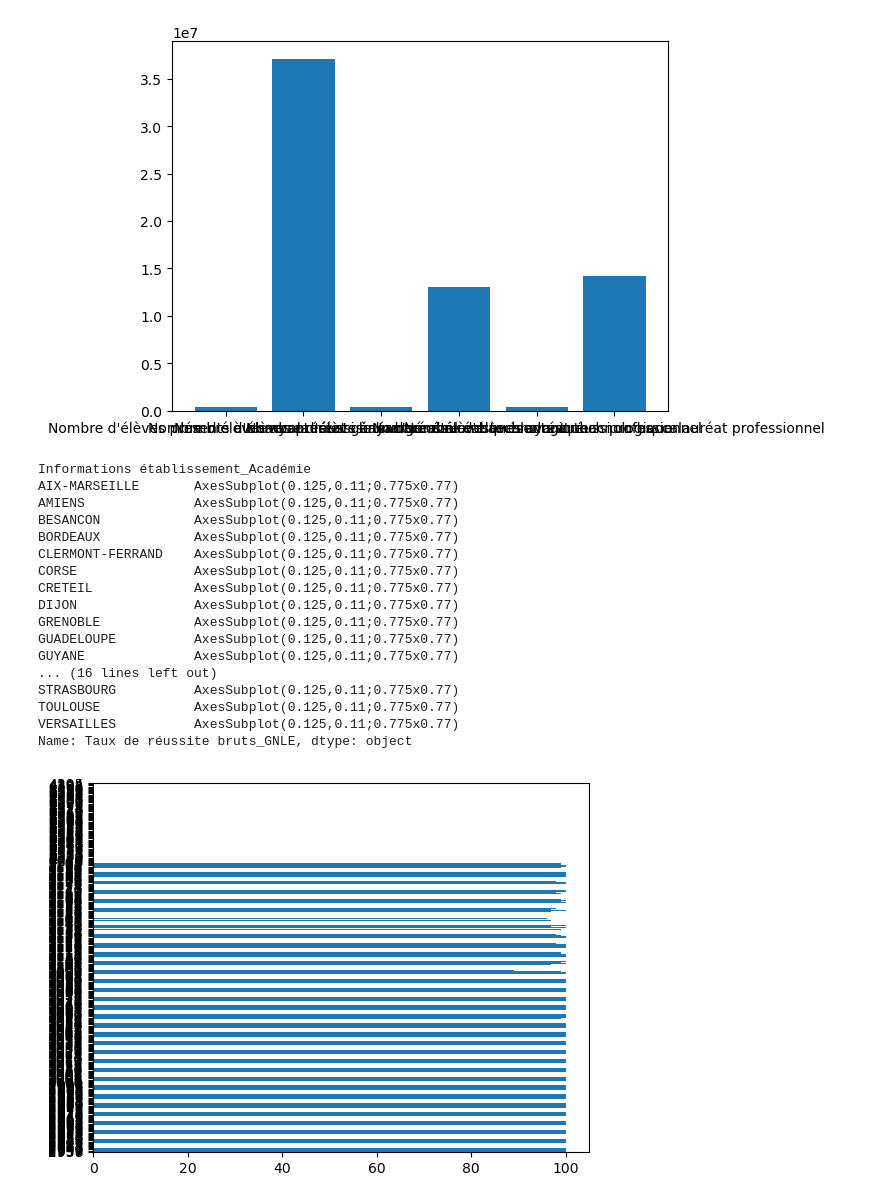
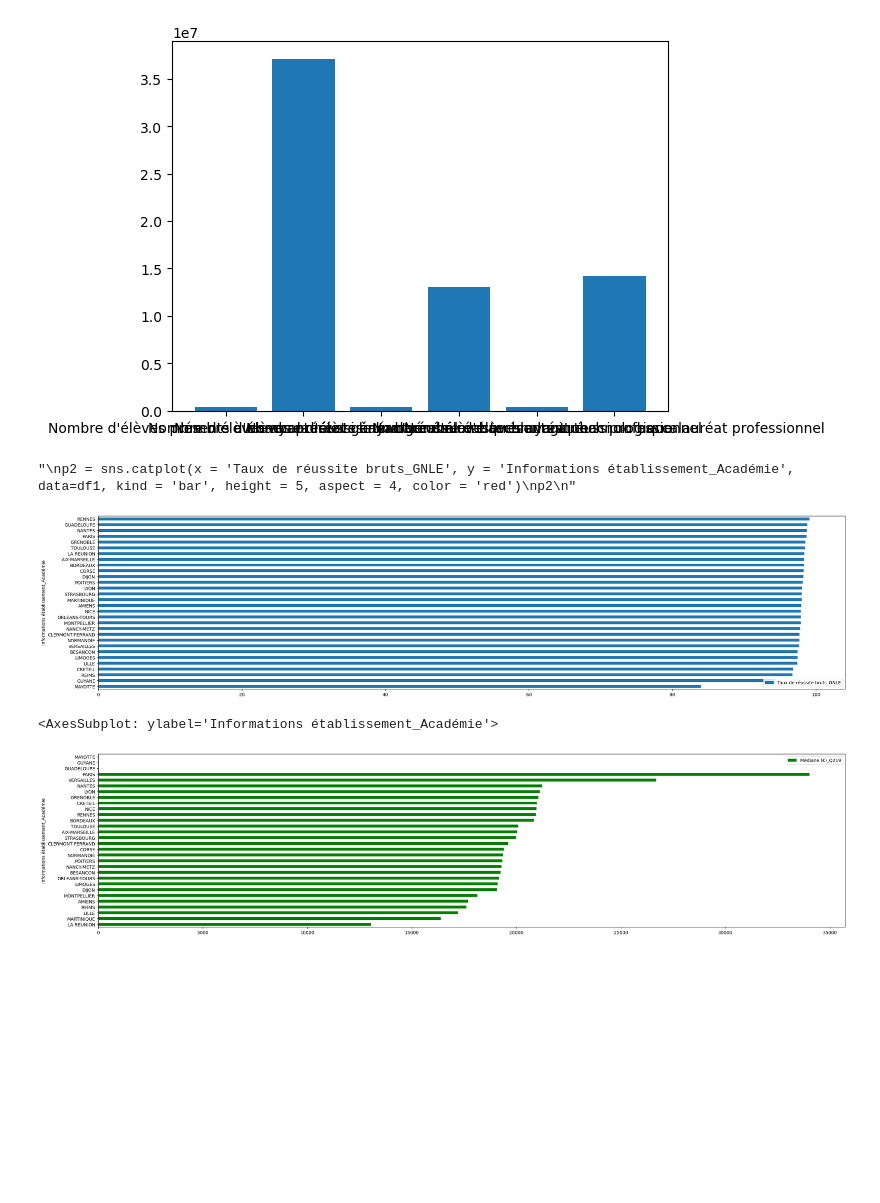
Before and after one commit to Acochepin/Python-2A---AC---JM---RS, a Jupyter notebook: Manipulation bases de données.ipynb, the cells around one changed output. Drawn from its saved outputs; the diff is of its cells as text; code cells hidden in the pictures; blank space fills up the shorter version.

Commit message:
Diagrammes en barre séparés

```diff
--- a/Manipulation bases de données.ipynb
+++ b/Manipulation bases de données.ipynb
@@ -451,25 +452,16 @@ plt.bar(["Nombre d'élèves présents au baccalauréat général", "Nombre d'él
 <BarContainer object of 6 artists>
 [figure]
 # %%
-df1 = df.groupby ("Informations établissement_Académie").agg("Taux de réussite bruts_GNLE")
-p1 = df1.plot (kind="barh")
+df1 = df.groupby ("Informations établissement_Académie").agg({"Taux de réussite bruts_GNLE":"mean"})
+p1 = df1.sort_values ("Taux de réussite bruts_GNLE").plot (kind="barh", figsize = (30,7))
 p1
 # %% [output]
-Informations établissement_Académie
-AIX-MARSEILLE       AxesSubplot(0.125,0.11;0.775x0.77)
-AMIENS              AxesSubplot(0.125,0.11;0.775x0.77)
-BESANCON            AxesSubplot(0.125,0.11;0.775x0.77)
-BORDEAUX            AxesSubplot(0.125,0.11;0.775x0.77)
-CLERMONT-FERRAND    AxesSubplot(0.125,0.11;0.775x0.77)
-CORSE               AxesSubplot(0.125,0.11;0.775x0.77)
-CRETEIL             AxesSubplot(0.125,0.11;0.775x0.77)
-DIJON               AxesSubplot(0.125,0.11;0.775x0.77)
-GRENOBLE            AxesSubplot(0.125,0.11;0.775x0.77)
-GUADELOUPE          AxesSubplot(0.125,0.11;0.775x0.77)
-GUYANE              AxesSubplot(0.125,0.11;0.775x0.77)
-... (16 lines left out)
-STRASBOURG          AxesSubplot(0.125,0.11;0.775x0.77)
-TOULOUSE            AxesSubplot(0.125,0.11;0.775x0.77)
-VERSAILLES          AxesSubplot(0.125,0.11;0.775x0.77)
-Name: Taux de réussite bruts_GNLE, dtype: object
+"\np2 = sns.catplot(x = 'Taux de réussite bruts_GNLE', y = 'Informations établissement_Académie', data=df1, kind = 'bar', height = 5, aspect = 4, color = 'red')\np2\n"
-[figure, old version]
+[figure, new version]
+# %%
+df2 = df.groupby ("Informations établissement_Académie").agg({"Médiane (€)_Q219":"mean"})
+p2 = df2.sort_values ("Médiane (€)_Q219").plot (kind="barh", figsize = (30,7), color='green')
+p2
+# %% [output]
+<AxesSubplot: ylabel='Informations établissement_Académie'>
+[figure, added]
```
Also changed, not shown: parts of 3 cells of this notebook.
